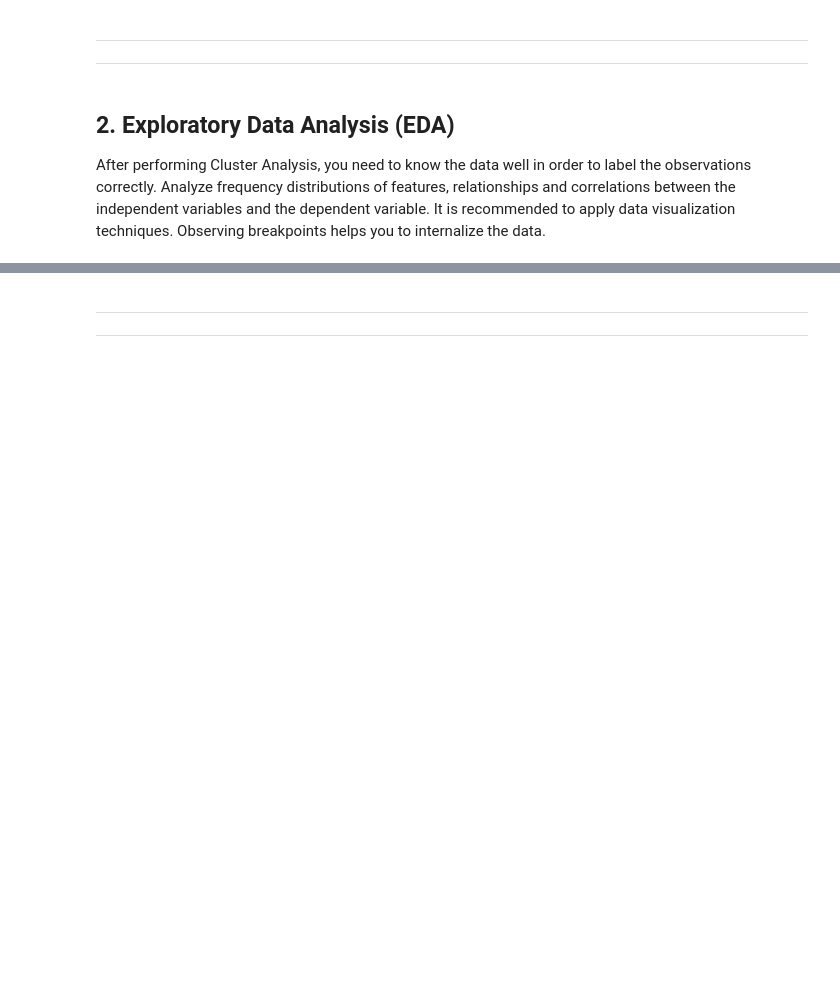
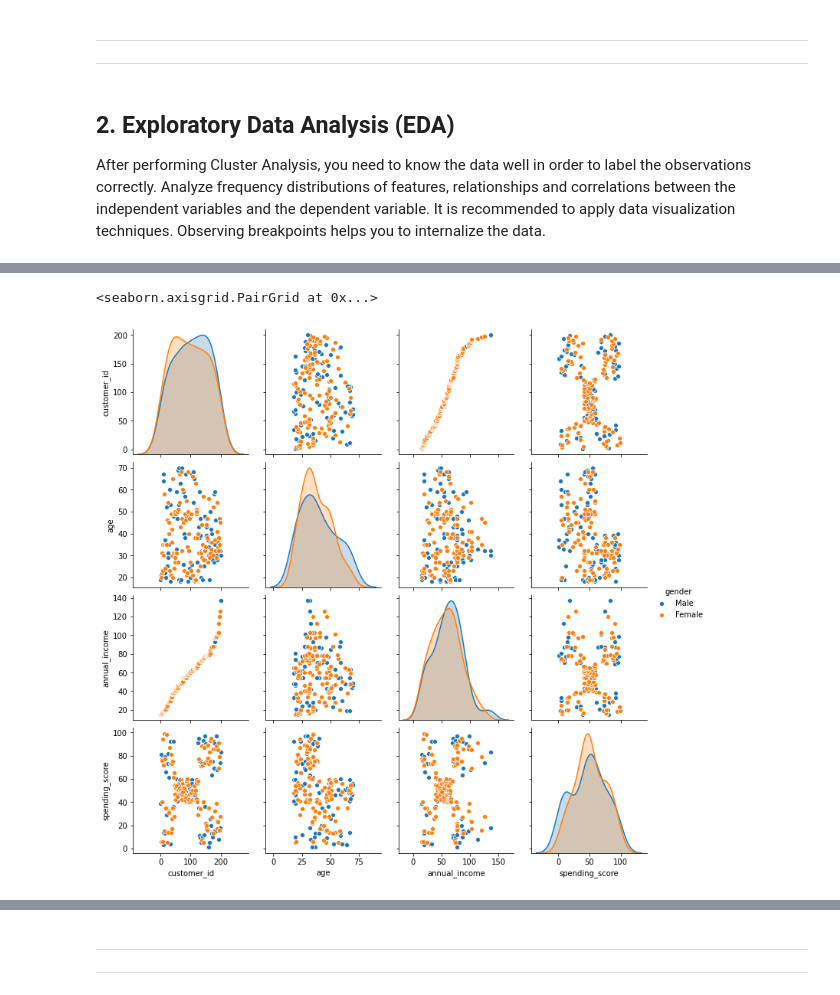
Before and after one commit to Sam-Power/026_ML_customer_segmentation, a Jupyter notebook: customer_segmentation.ipynb, the cells around one changed output, grey strips where cells are left out. Cells and saved outputs as stored; diff of their text form; code cells hidden in the pictures; blank space fills up the shorter version.

```diff
--- a/customer_segmentation.ipynb
+++ b/customer_segmentation.ipynb
@@ -93,0 +160,6 @@ After performing Cluster Analysis, you need to know the data well in order to la
+# %%
+sns.pairplot(df,hue='gender')
+#Spending score and customer id has obvious shape as 5 different regions.
+# %% [output]
+<seaborn.axisgrid.PairGrid at 0x...>
+[figure, added]
```
Also changed, not shown: parts of 9 cells of this notebook.
